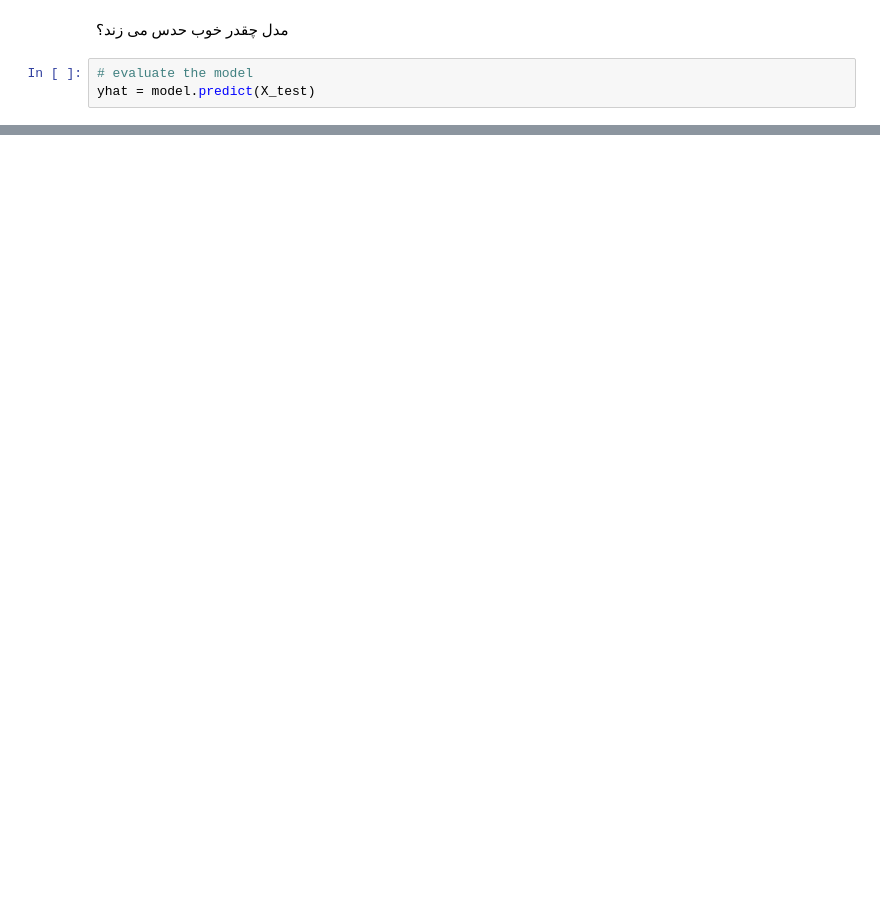
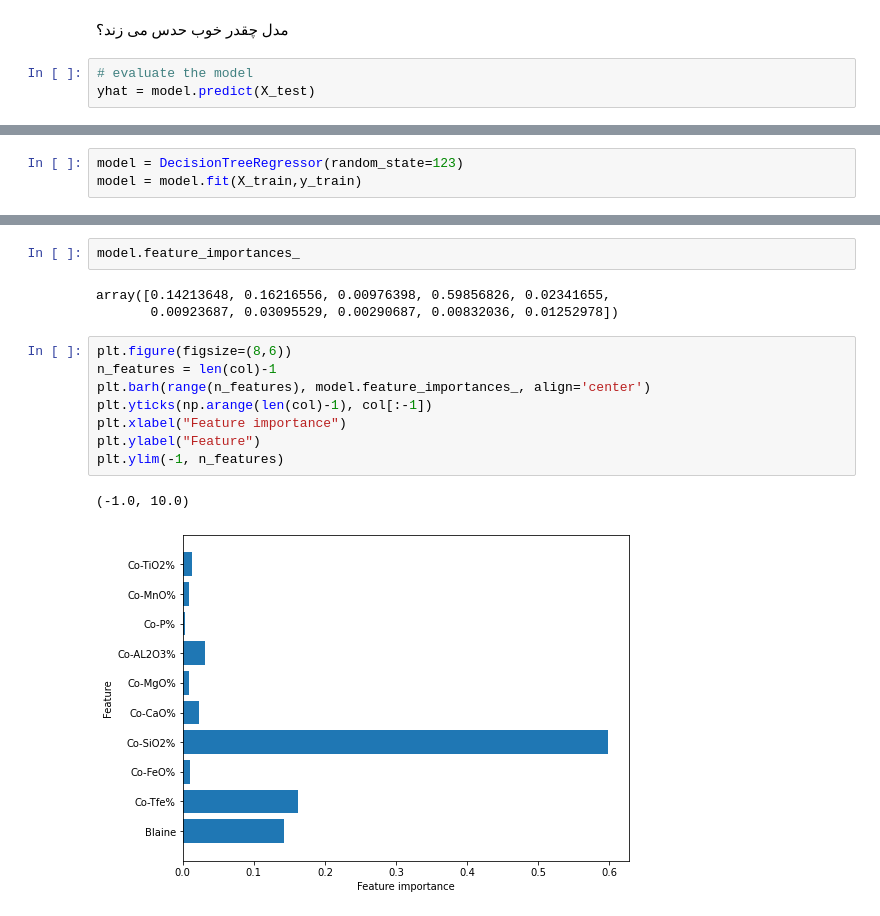
Before and after one commit to heidaralavi/APC-, a Jupyter notebook: APC-PRJ1.ipynb, the cells around one changed output, grey strips where cells are left out. Cells and saved outputs as stored; diff of their text form; blank space fills up the shorter version.

```diff
--- a/APC-PRJ1.ipynb
+++ b/APC-PRJ1.ipynb
@@ -359,0 +394,3 @@ plt.show()
+# %%
+model = DecisionTreeRegressor(random_state=123)
+model = model.fit(X_train,y_train)
@@ -359,0 +410,16 @@ plt.show()
+# %%
+model.feature_importances_
+# %% [output]
+array([0.14213648, 0.16216556, 0.00976398, 0.59856826, 0.02341655,
+       0.00923687, 0.03095529, 0.00290687, 0.00832036, 0.01252978])
+# %%
+plt.figure(figsize=(8,6))
+n_features = len(col)-1
+plt.barh(range(n_features), model.feature_importances_, align='center')
+plt.yticks(np.arange(len(col)-1), col[:-1])
+plt.xlabel("Feature importance")
+plt.ylabel("Feature")
+plt.ylim(-1, n_features)
+# %% [output]
+(-1.0, 10.0)
+[figure, added]
```
Also changed, not shown: parts of 54 cells of this notebook.
